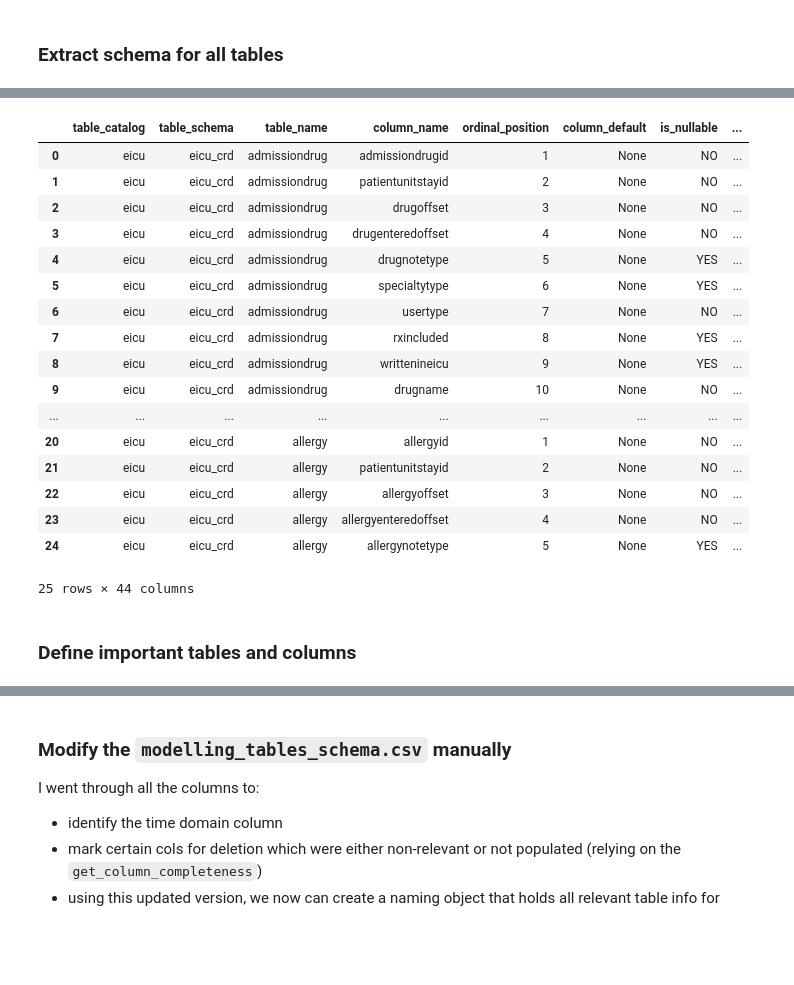
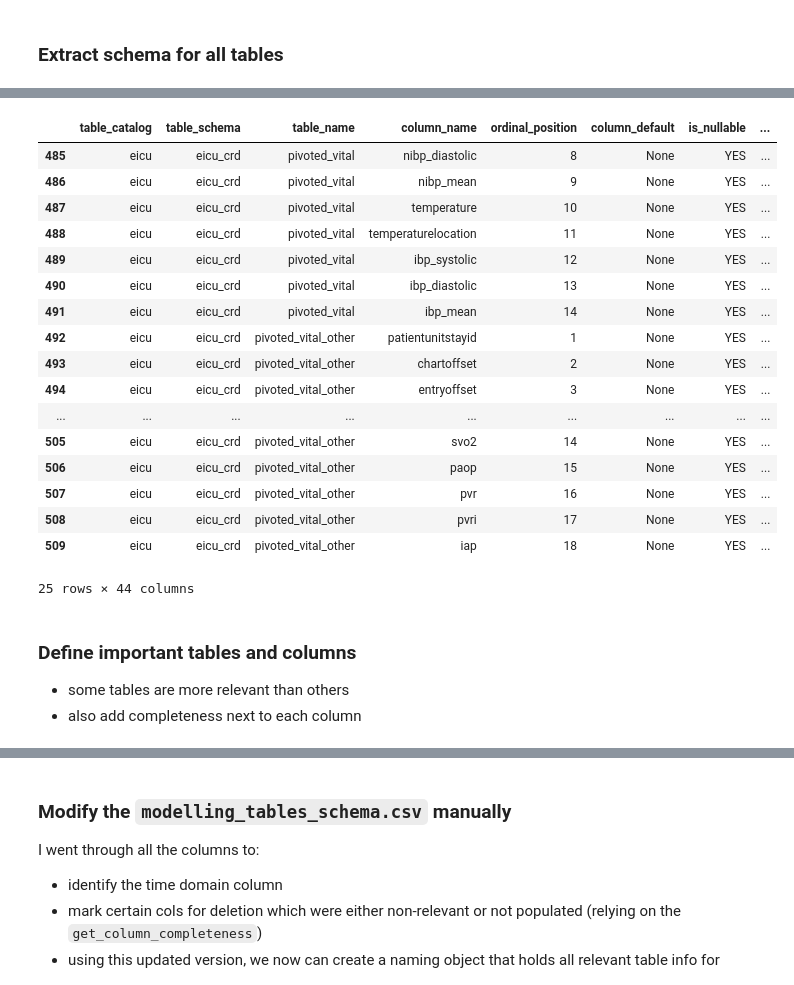
Before and after one commit to danielhomola/federated_ml_platform, a Jupyter notebook: notebooks/02_schema_exploration.ipynb, the cells around one changed output, grey strips where cells are left out. Cells and saved outputs as stored; diff of their text form; code cells hidden in the pictures; blank space fills up the shorter version.

Commit message:
adding the pivoted tables to the schema csv and starting the cohort creation notebook for mort pred

```diff
--- a/notebooks/cohort_building.ipynb
+++ b/notebooks/02_schema_exploration.ipynb
@@ -97,6 +77,6 @@ df_tables
 # %%
 df_schemas = None
-eicu_tables = df_tables.table_name.values[:31]
+eicu_tables = df_tables.table_name.values
 for table in eicu_tables:
     query = """
     select *
@@ -112,28 +92,31 @@ for table in eicu_tables:
 df_schemas = df_schemas.reset_index().drop('index', axis=1)
 df_schemas.to_csv('../setup/eicu_schema.csv')
 # %%
-df_schemas.head(25)
+df_schemas.tail(25)
 # %% [output]
 |  | table_catalog | table_schema | table_name | column_name | ordinal_position | column_default | is_nullable | ... |
-| 0 | eicu | eicu_crd | admissiondrug | admissiondrugid | 1 | None | NO | ... |
-| 1 | eicu | eicu_crd | admissiondrug | patientunitstayid | 2 | None | NO | ... |
-| 2 | eicu | eicu_crd | admissiondrug | drugoffset | 3 | None | NO | ... |
-| 3 | eicu | eicu_crd | admissiondrug | drugenteredoffset | 4 | None | NO | ... |
-| 4 | eicu | eicu_crd | admissiondrug | drugnotetype | 5 | None | YES | ... |
-| 5 | eicu | eicu_crd | admissiondrug | specialtytype | 6 | None | YES | ... |
-| 6 | eicu | eicu_crd | admissiondrug | usertype | 7 | None | NO | ... |
-| 7 | eicu | eicu_crd | admissiondrug | rxincluded | 8 | None | YES | ... |
-| 8 | eicu | eicu_crd | admissiondrug | writtenineicu | 9 | None | YES | ... |
-| 9 | eicu | eicu_crd | admissiondrug | drugname | 10 | None | NO | ... |
+| 485 | eicu | eicu_crd | pivoted_vital | nibp_diastolic | 8 | None | YES | ... |
+| 486 | eicu | eicu_crd | pivoted_vital | nibp_mean | 9 | None | YES | ... |
+| 487 | eicu | eicu_crd | pivoted_vital | temperature | 10 | None | YES | ... |
+| 488 | eicu | eicu_crd | pivoted_vital | temperaturelocation | 11 | None | YES | ... |
+| 489 | eicu | eicu_crd | pivoted_vital | ibp_systolic | 12 | None | YES | ... |
+| 490 | eicu | eicu_crd | pivoted_vital | ibp_diastolic | 13 | None | YES | ... |
+| 491 | eicu | eicu_crd | pivoted_vital | ibp_mean | 14 | None | YES | ... |
+| 492 | eicu | eicu_crd | pivoted_vital_other | patientunitstayid | 1 | None | YES | ... |
+| 493 | eicu | eicu_crd | pivoted_vital_other | chartoffset | 2 | None | YES | ... |
+| 494 | eicu | eicu_crd | pivoted_vital_other | entryoffset | 3 | None | YES | ... |
 | ... | ... | ... | ... | ... | ... | ... | ... | ... |
-| 20 | eicu | eicu_crd | allergy | allergyid | 1 | None | NO | ... |
-| 21 | eicu | eicu_crd | allergy | patientunitstayid | 2 | None | NO | ... |
-| 22 | eicu | eicu_crd | allergy | allergyoffset | 3 | None | NO | ... |
-| 23 | eicu | eicu_crd | allergy | allergyenteredoffset | 4 | None | NO | ... |
-| 24 | eicu | eicu_crd | allergy | allergynotetype | 5 | None | YES | ... |
+| 505 | eicu | eicu_crd | pivoted_vital_other | svo2 | 14 | None | YES | ... |
+| 506 | eicu | eicu_crd | pivoted_vital_other | paop | 15 | None | YES | ... |
+| 507 | eicu | eicu_crd | pivoted_vital_other | pvr | 16 | None | YES | ... |
+| 508 | eicu | eicu_crd | pivoted_vital_other | pvri | 17 | None | YES | ... |
+| 509 | eicu | eicu_crd | pivoted_vital_other | iap | 18 | None | YES | ... |
 25 rows × 44 columns
 # %% [markdown]
 ### Define  important tables and columns
+
+- some tables are more relevant than others
+- also add completeness next to each column
 # %%
 tables_to_keep = [
     'admissiondx',
```
Also changed, not shown: parts of 13 cells of this notebook, 4 other files.
